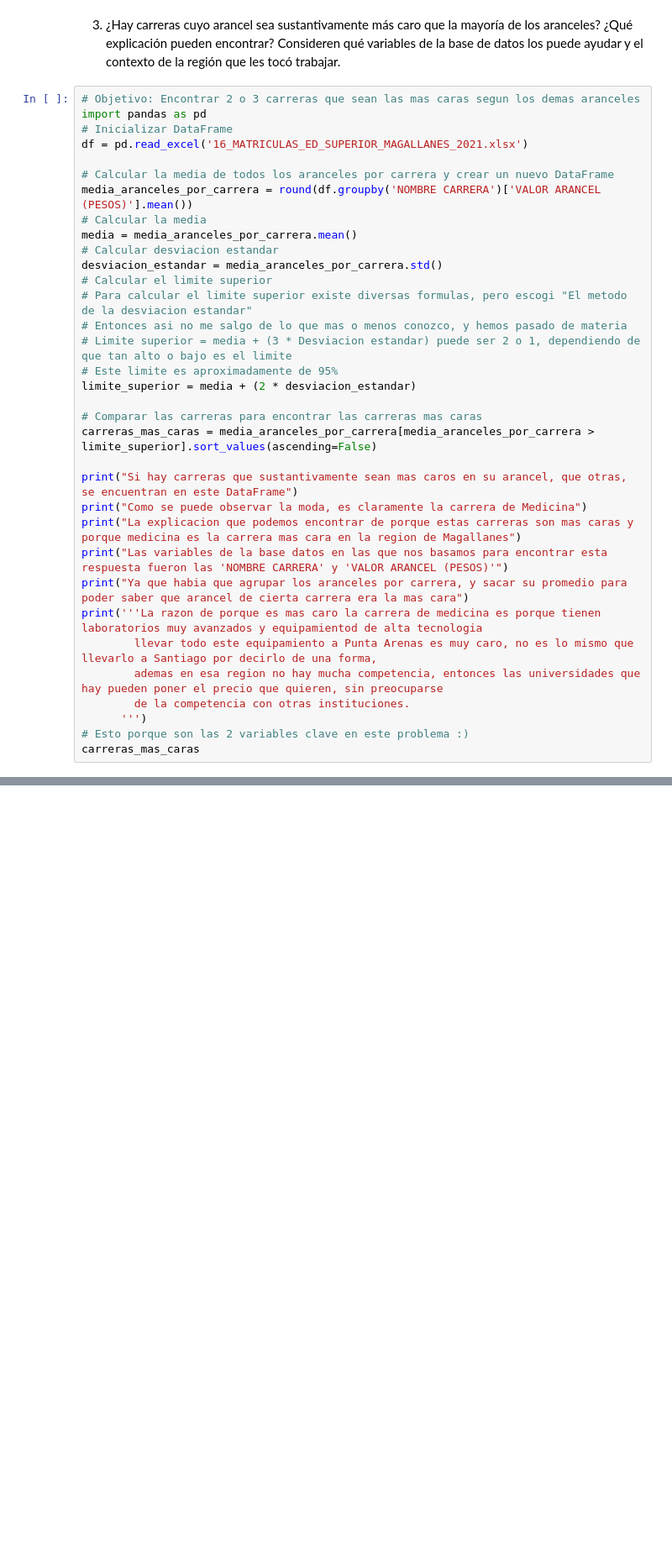
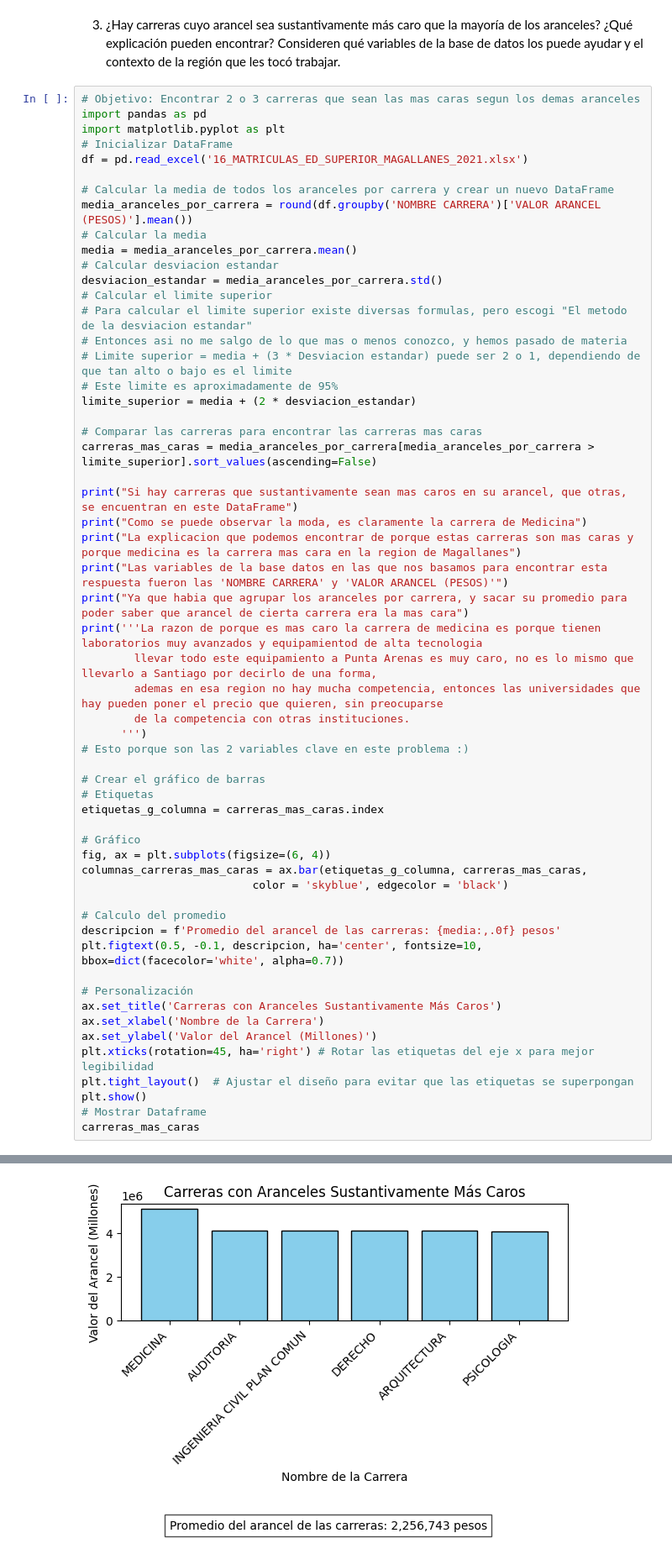
Before and after one commit to KenzoDev1/Estadistica, a Jupyter notebook: Trabajo practico/Hoja-De-Respuestas.ipynb, the cells around one changed output, grey strips where cells are left out. Shown: that part at 84% size. Saved outputs shown, nothing was run; the diff lists cells and outputs as text; blank space fills up the shorter version.

```diff
--- a/Trabajo practico/Hoja-De-Respuestas.ipynb
+++ b/Trabajo practico/Hoja-De-Respuestas.ipynb
@@ -211,6 +208,7 @@ Además, en las universidades privadas e institutos se concentra una mayor propo
 # %%
 # Objetivo: Encontrar 2 o 3 carreras que sean las mas caras segun los demas aranceles
 import pandas as pd
+import matplotlib.pyplot as plt
 # Inicializar DataFrame
 df = pd.read_excel('16_MATRICULAS_ED_SUPERIOR_MAGALLANES_2021.xlsx')
 
@@ -225,33 +223,56 @@ desviacion_estandar = media_aranceles_por_carrera.std()
 # Entonces asi no me salgo de lo que mas o menos conozco, y hemos pasado de materia
 # Limite superior = media + (3 * Desviacion estandar) puede ser 2 o 1, dependiendo de que tan alto o bajo es el limite
 # Este limite es aproximadamente de 95%
 limite_superior = media + (2 * desviacion_estandar)
 
 # Comparar las carreras para encontrar las carreras mas caras
 carreras_mas_caras = media_aranceles_por_carrera[media_aranceles_por_carrera > limite_superior].sort_values(ascending=False)
 
 print("Si hay carreras que sustantivamente sean mas caros en su arancel, que otras, se encuentran en este DataFrame")
 print("Como se puede observar la moda, es claramente la carrera de Medicina")
 print("La explicacion que podemos encontrar de porque estas carreras son mas caras y porque medicina es la carrera mas cara en la region de Magallanes")
 print("Las variables de la base datos en las que nos basamos para encontrar esta respuesta fueron las 'NOMBRE CARRERA' y 'VALOR ARANCEL (PESOS)'")
 print("Ya que habia que agrupar los aranceles por carrera, y sacar su promedio para poder saber que arancel de cierta carrera era la mas cara")
 print('''La razon de porque es mas caro la carrera de medicina es porque tienen laboratorios muy avanzados y equipamientod de alta tecnologia
         llevar todo este equipamiento a Punta Arenas es muy caro, no es lo mismo que llevarlo a Santiago por decirlo de una forma,
         ademas en esa region no hay mucha competencia, entonces las universidades que hay pueden poner el precio que quieren, sin preocuparse
         de la competencia con otras instituciones.
       ''')
 # Esto porque son las 2 variables clave en este problema :)
+
+# Crear el gráfico de barras
+# Etiquetas
+etiquetas_g_columna = carreras_mas_caras.index
+
+# Gráfico
+fig, ax = plt.subplots(figsize=(6, 4))
+columnas_carreras_mas_caras = ax.bar(etiquetas_g_columna, carreras_mas_caras,
+                          color = 'skyblue', edgecolor = 'black')
+
+# Calculo del promedio
+descripcion = f'Promedio del arancel de las carreras: {media:,.0f} pesos'
+plt.figtext(0.5, -0.1, descripcion, ha='center', fontsize=10, bbox=dict(facecolor='white', alpha=0.7))
+
+# Personalización
+ax.set_title('Carreras con Aranceles Sustantivamente Más Caros')
+ax.set_xlabel('Nombre de la Carrera')
+ax.set_ylabel('Valor del Arancel (Millones)')
+plt.xticks(rotation=45, ha='right') # Rotar las etiquetas del eje x para mejor legibilidad
+plt.tight_layout()  # Ajustar el diseño para evitar que las etiquetas se superpongan
+plt.show()
+# Mostrar Dataframe
 carreras_mas_caras
 # %% [output]
 Si hay carreras que sustantivamente sean mas caros en su arancel, que otras, se encuentran en este DataFrame
 Como se puede observar la moda, es claramente la carrera de Medicina
 La explicacion que podemos encontrar de porque estas carreras son mas caras y porque medicina es la carrera mas cara en la region de Magallanes
 Las variables de la base datos en las que nos basamos para encontrar esta respuesta fueron las 'NOMBRE CARRERA' y 'VALOR ARANCEL (PESOS)'
 Ya que habia que agrupar los aranceles por carrera, y sacar su promedio para poder saber que arancel de cierta carrera era la mas cara
 La razon de porque es mas caro la carrera de medicina es porque tienen laboratorios muy avanzados y equipamientod de alta tecnologia
         llevar todo este equipamiento a Punta Arenas es muy caro, no es lo mismo que llevarlo a Santiago por decirlo de una forma,
         ademas en esa region no hay mucha competencia, entonces las universidades que hay pueden poner el precio que quieren, sin preocuparse
         de la competencia con otras instituciones.
+[figure, added]
 NOMBRE CARRERA
 MEDICINA                       5091000.0
 AUDITORIA                      4117000.0
```
Also changed, not shown: parts of 4 cells of this notebook.
